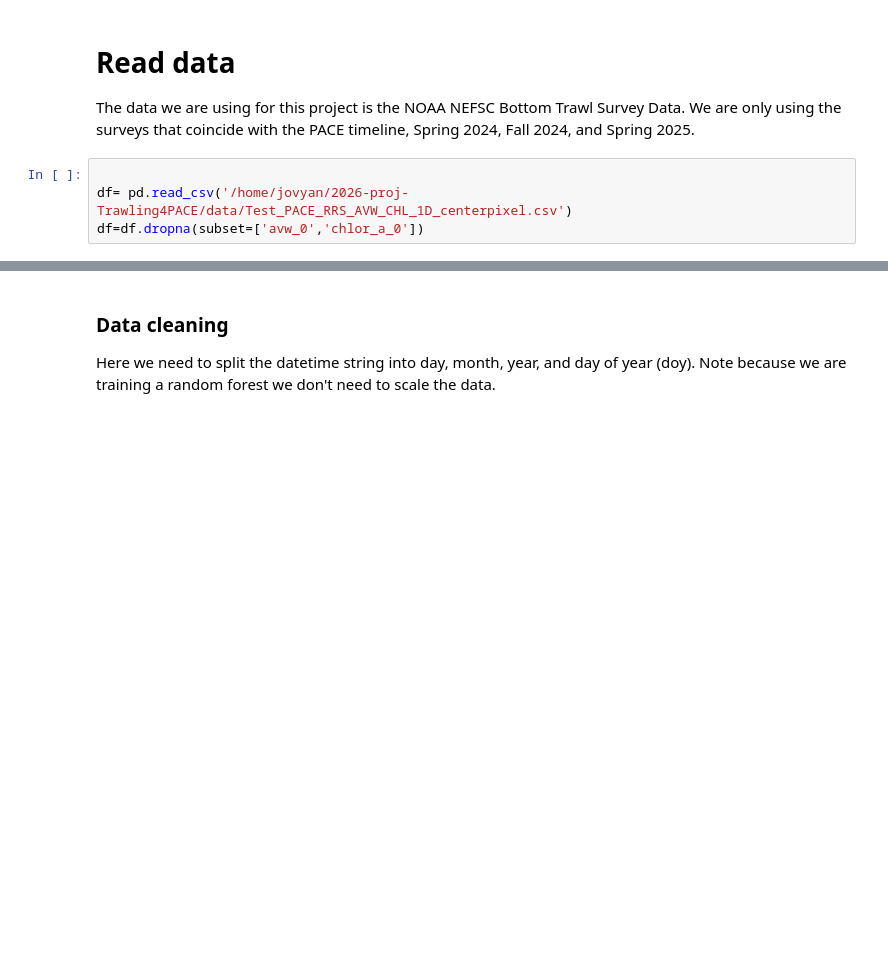
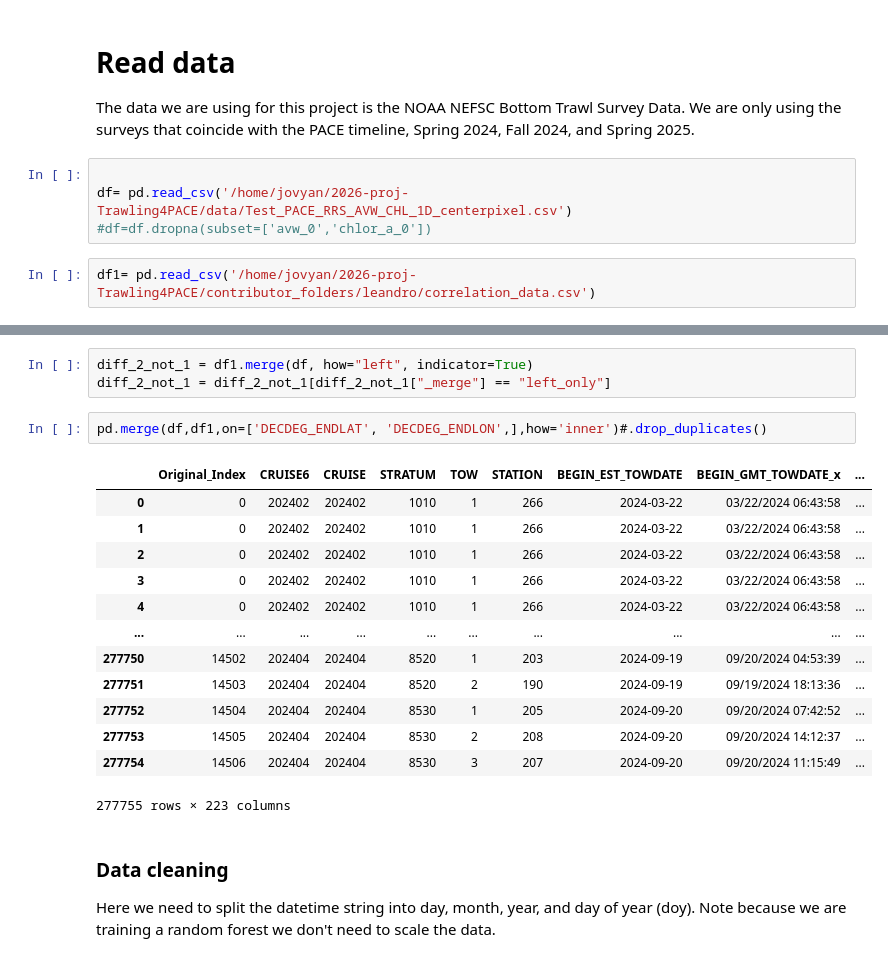
Before and after one commit to fish-pace/2026-proj-Trawling4PACE, a Jupyter notebook: contributor_folders/hsynan/PACE_RF_BRT_modeldevelopment.ipynb, the cells around one changed output, grey strips where cells are left out. Cells and saved outputs as stored; diff of their text form; blank space fills up the shorter version.

```diff
--- a/contributor_folders/hsynan/PACE_RF_BRT_modeldevelopment.ipynb
+++ b/contributor_folders/hsynan/PACE_RF_BRT_modeldevelopment.ipynb
@@ -40,4 +40,6 @@ The data we are using for this project is the NOAA NEFSC Bottom Trawl Survey Dat
 # %%
 
 df= pd.read_csv('/home/jovyan/2026-proj-Trawling4PACE/data/Test_PACE_RRS_AVW_CHL_1D_centerpixel.csv')
-df=df.dropna(subset=['avw_0','chlor_a_0'])
+#df=df.dropna(subset=['avw_0','chlor_a_0'])
+# %%
+df1= pd.read_csv('/home/jovyan/2026-proj-Trawling4PACE/contributor_folders/leandro/correlation_data.csv')
@@ -44,3 +62,22 @@ df=df.dropna(subset=['avw_0','chlor_a_0'])
+# %%
+diff_2_not_1 = df1.merge(df, how="left", indicator=True)
+diff_2_not_1 = diff_2_not_1[diff_2_not_1["_merge"] == "left_only"]
+# %%
+pd.merge(df,df1,on=['DECDEG_ENDLAT', 'DECDEG_ENDLON',],how='inner')#.drop_duplicates()
+# %% [output]
+|  | Original_Index | CRUISE6 | CRUISE | STRATUM | TOW | STATION | BEGIN_EST_TOWDATE | BEGIN_GMT_TOWDATE_x | ... |
+| 0 | 0 | 202402 | 202402 | 1010 | 1 | 266 | 2024-03-22 | 03/22/2024 06:43:58 | ... |
+| 1 | 0 | 202402 | 202402 | 1010 | 1 | 266 | 2024-03-22 | 03/22/2024 06:43:58 | ... |
+| 2 | 0 | 202402 | 202402 | 1010 | 1 | 266 | 2024-03-22 | 03/22/2024 06:43:58 | ... |
+| 3 | 0 | 202402 | 202402 | 1010 | 1 | 266 | 2024-03-22 | 03/22/2024 06:43:58 | ... |
+| 4 | 0 | 202402 | 202402 | 1010 | 1 | 266 | 2024-03-22 | 03/22/2024 06:43:58 | ... |
+| ... | ... | ... | ... | ... | ... | ... | ... | ... | ... |
+| 277750 | 14502 | 202404 | 202404 | 8520 | 1 | 203 | 2024-09-19 | 09/20/2024 04:53:39 | ... |
+| 277751 | 14503 | 202404 | 202404 | 8520 | 2 | 190 | 2024-09-19 | 09/19/2024 18:13:36 | ... |
+| 277752 | 14504 | 202404 | 202404 | 8530 | 1 | 205 | 2024-09-20 | 09/20/2024 07:42:52 | ... |
+| 277753 | 14505 | 202404 | 202404 | 8530 | 2 | 208 | 2024-09-20 | 09/20/2024 14:12:37 | ... |
+| 277754 | 14506 | 202404 | 202404 | 8530 | 3 | 207 | 2024-09-20 | 09/20/2024 11:15:49 | ... |
+277755 rows × 223 columns
 # %% [markdown]
 ### Data cleaning
 Here we need to split the datetime string into day, month, year, and day of year (doy). Note because we are training a random forest we don't need to scale the data.
```
Also changed, not shown: parts of 1 cell of this notebook, 1 other file.
